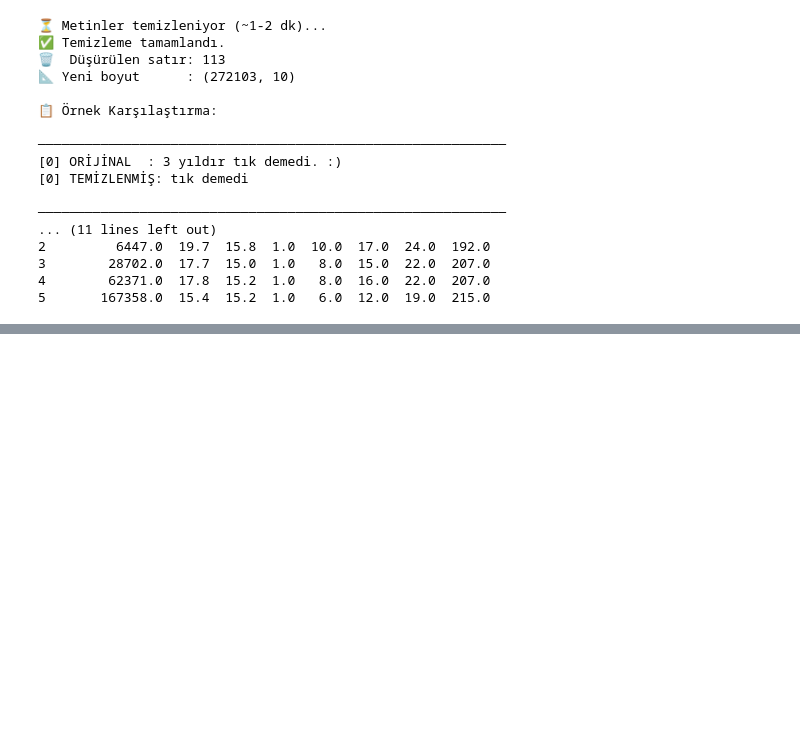
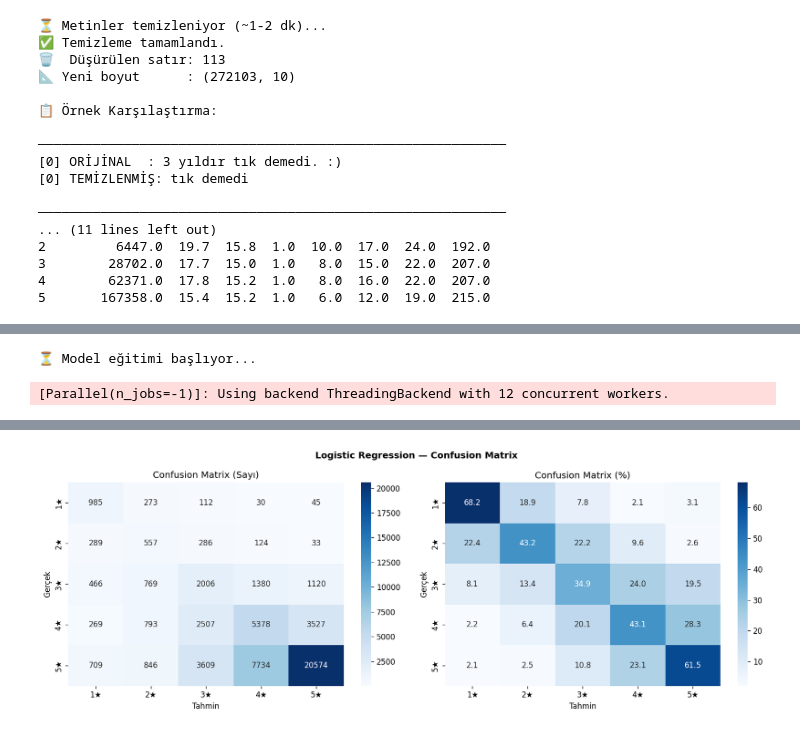
Before and after one commit to acihandemir/Customer-Satisfaction-Prediction, a Jupyter notebook: Turkish_e-commerce_reviews_text_mining.ipynb, the cells around one changed output, grey strips where cells are left out. Drawn from its saved outputs; the diff is of its cells as text; code cells hidden in the pictures; blank space fills up the shorter version.

```diff
--- a/Turkish_e-commerce_reviews_text_mining.ipynb
+++ b/Turkish_e-commerce_reviews_text_mining.ipynb
@@ -365,0 +657,77 @@ print(df.groupby('rating')['clean_length'].describe().round(1))
+# %%
+# ============================================================
+# HÜCRE 8: Model Eğitimi
+# ============================================================
+from sklearn.linear_model import LogisticRegression
+from sklearn.metrics import (classification_report, confusion_matrix,
+                             accuracy_score, mean_absolute_error)
+import threading
+import time
+import sys
+
+# ── 8.1 Model Tanımla ────────────────────────────────────────
+lr_model = LogisticRegression(
+    class_weight='balanced',  # dengesiz veri için (1★ %2.7)
+    max_iter=1000,            # maksimum iterasyon
+    random_state=42,
+    C=1.0,                    # regularization
+    solver='saga',            # sparse matris + multiclass için
+    n_jobs=-1,                # tüm CPU'ları kullan
+    verbose=1                 # iterasyon ilerleyişini göster
+)
+
+# ── 8.2 Eğit ────────────────────────────────────────────────
+print("⏳ Model eğitimi başlıyor...\n")
+start = time.time()
+lr_model.fit(X_train, y_train)
+lr_time = time.time() - start
+print(f"\n✅ Eğitim tamamlandı! ({lr_time:.1f} sn)\n")
+
+# ── 8.3 Tahmin ───────────────────────────────────────────────
+y_pred = lr_model.predict(X_test)
+
+# ── 8.4 Metrikler ────────────────────────────────────────────
+acc = accuracy_score(y_test, y_pred)
+mae = mean_absolute_error(y_test, y_pred)
+
+print(f"📊 Model Performansı:")
+print(f"  Accuracy : {acc:.4f}  ({acc*100:.2f}%)")
+print(f"  MAE      : {mae:.4f}  (ortalama {mae:.2f} yıldız hata)")
+
+print(f"\n📋 Classification Report:")
+print(classification_report(y_test, y_pred,
+                            target_names=['1★','2★','3★','4★','5★']))
+
+# ── 8.5 Confusion Matrix ─────────────────────────────────────
+import matplotlib.pyplot as plt
+import seaborn as sns
+import matplotlib
+matplotlib.rcParams['figure.dpi'] = 120
+
+cm     = confusion_matrix(y_test, y_pred)
+cm_pct = cm.astype('float') / cm.sum(axis=1)[:, np.newaxis] * 100
+
+fig, axes = plt.subplots(1, 2, figsize=(14, 5))
+
+sns.heatmap(cm, annot=True, fmt='d', cmap='Blues',
+            xticklabels=['1★','2★','3★','4★','5★'],
+            yticklabels=['1★','2★','3★','4★','5★'],
+            ax=axes[0])
+axes[0].set_title('Confusion Matrix (Sayı)')
+axes[0].set_xlabel('Tahmin')
+axes[0].set_ylabel('Gerçek')
+
+sns.heatmap(cm_pct, annot=True, fmt='.1f', cmap='Blues',
+            xticklabels=['1★','2★','3★','4★','5★'],
+            yticklabels=['1★','2★','3★','4★','5★'],
+            ax=axes[1])
+axes[1].set_title('Confusion Matrix (%)')
+axes[1].set_xlabel('Tahmin')
+axes[1].set_ylabel('Gerçek')
+
+plt.suptitle('Logistic Regression — Confusion Matrix', fontweight='bold')
+plt.tight_layout()
+plt.show()
+# %% [output]
+⏳ Model eğitimi başlıyor...
+[Parallel(n_jobs=-1)]: Using backend ThreadingBackend with 12 concurrent workers.
@@ -365,0 +754 @@ print(df.groupby('rating')['clean_length'].describe().round(1))
+[figure, added]
```
Also changed, not shown: parts of 6 cells of this notebook, 1 other file.
